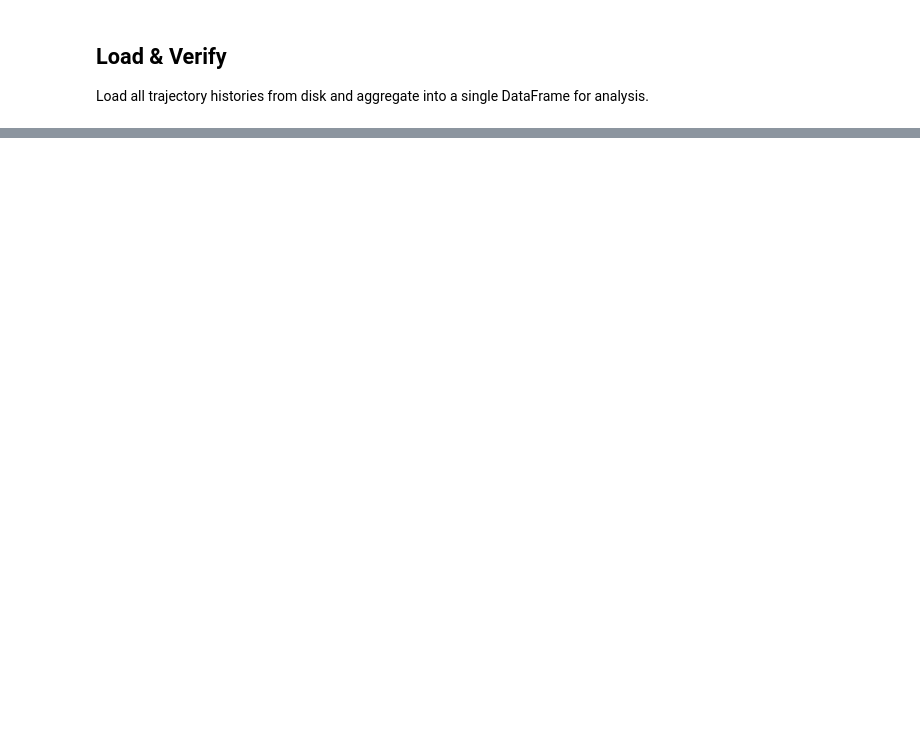
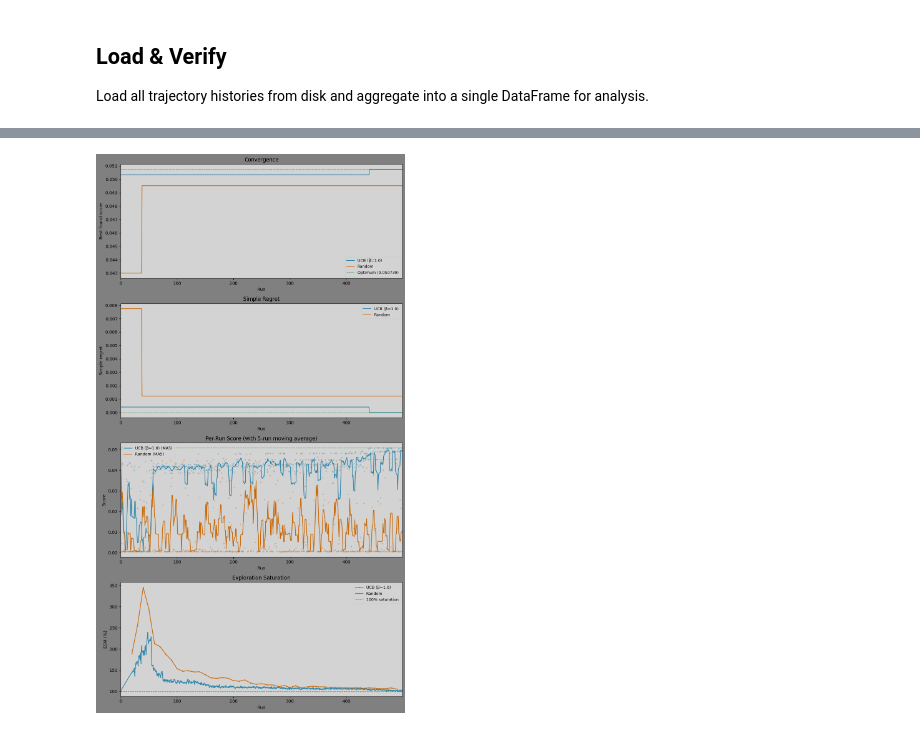
Before and after one commit to chaald/peppermint-matrix, a Jupyter notebook: notebooks/parameter_analysis/convergence_simulation.ipynb, the cells around one changed output, grey strips where cells are left out. Cells and saved outputs as stored; diff of their text form; code cells hidden in the pictures; blank space fills up the shorter version.

Commit message:
feat(simulation): move trajectory outputs to wandb/trajectories/, add ESM plot, fix probe estimator count

```diff
--- a/notebooks/parameter_analysis/convergence_simulation.ipynb
+++ b/notebooks/parameter_analysis/convergence_simulation.ipynb
@@ -338,15 +335,14 @@ def run_trajectory(
 
 Execute 5 UCB trajectories (β=1.0) and 5 random baselines across seeds 0–4. Each trajectory runs 500 simulated steps. Total runtime estimated at ~15–30 minutes CPU.
 # %%
-output_dir = "trajectories"
-n_trajectories = 5
+output_directory = "wandb/trajectories"
+n_trajectories = 1
 n_runs = 500
 probe_interval = 10
-target_list_col = "epoch/test_recall@20"
 
 print(f"Running {n_trajectories} UCB + {n_trajectories} random trajectories ({n_runs} runs each)")
 print(f"Total simulated runs: {n_trajectories * 2 * n_runs:,}")
-print(f"Output: {output_dir}/")
+print(f"Output: {output_directory}/")
 print()
 
 all_history = []
@@ -363,12 +359,11 @@ for seed in range(n_trajectories):
         n_runs=n_runs,
         beta=1.0,
         seed=seed,
-        output_dir=output_dir,
+        output_directory=output_directory,
         probe_interval=probe_interval,
         verbose=True,
     )
     all_history.append(history)
-    print()
 
 for seed in range(n_trajectories):
     history = run_trajectory(
@@ -382,12 +377,11 @@ for seed in range(n_trajectories):
         n_runs=n_runs,
         beta=1.0,
         seed=seed,
-        output_dir=output_dir,
+        output_directory=output_directory,
         probe_interval=probe_interval,
         verbose=True,
     )
     all_history.append(history)
-    print()
 
 all_trajectories = pl.concat(all_history)
 print(f"All trajectories complete. Total records: {len(all_trajectories):,}")
@@ -426,0 +450,71 @@ print(summary)
+# %%
+from matplotlib.figure import Figure
+from matplotlib.axes import Axes
+
+fig: Figure
+axes: list[Axes]
+fig, axes = plt.subplots(4, 1, figsize=(10, 18))
+
+strategies = {"ucb": "UCB (β=1.0)", "random": "Random"}
+colors = {"ucb": "#2e86ab", "random": "#ca6702"}
+global_optimum = best_score
+
+# Plot 1: Best found over runs
+ax: Axes = axes[0]
+for strategy, label in strategies.items():
+    trajectory = all_trajectories.filter(pl.col("strategy") == strategy).sort("run")
+    ax.plot(trajectory["run"], trajectory["best_found"], label=label, color=colors[strategy], linewidth=1.5)
+ax.axhline(global_optimum, color="green", linestyle="--", linewidth=1, alpha=0.7, label=f"Optimum ({global_optimum:.6f})")
+ax.set_xlabel("Run")
+ax.set_ylabel("Best found score")
+ax.set_title("Convergence")
+ax.legend(fontsize=9)
+ax.set_xlim(0, n_runs - 1)
+
+# Plot 2: Simple regret over runs
+ax = axes[1]
+for strategy, label in strategies.items():
+    trajectory = all_trajectories.filter(pl.col("strategy") == strategy).sort("run")
+    ax.plot(trajectory["run"], trajectory["simple_regret"], label=label, color=colors[strategy], linewidth=1.5)
+ax.axhline(0, color="green", linestyle="--", linewidth=1, alpha=0.7)
+ax.set_xlabel("Run")
+ax.set_ylabel("Simple regret")
+ax.set_title("Simple Regret")
+ax.legend(fontsize=9)
+ax.set_xlim(0, n_runs - 1)
+
+# Plot 3: Per-run score
+ax = axes[2]
+window = 5
+for strategy, label in strategies.items():
+    trajectory = all_trajectories.filter(pl.col("strategy") == strategy).sort("run")
+    ax.scatter(trajectory["run"], trajectory["score"], s=4, alpha=0.3, color=colors[strategy])
+    rolling_mean = trajectory.select(
+        pl.col("score").shift(0).rolling_mean(window_size=window, min_samples=1)
+    ).to_series().to_numpy()
+    ax.plot(trajectory["run"], rolling_mean, label=f"{label} (MA{window})", color=colors[strategy], linewidth=1.5)
+ax.axhline(global_optimum, color="green", linestyle="--", linewidth=1, alpha=0.7)
+ax.set_xlabel("Run")
+ax.set_ylabel("Score")
+ax.set_title(f"Per-Run Score (with {window}-run moving average)")
+ax.legend(fontsize=9)
+ax.set_xlim(0, n_runs - 1)
+
+# Plot 4: ESM over runs
+ax = axes[3]
+for strategy, label in strategies.items():
+    trajectory = all_trajectories.filter(pl.col("strategy") == strategy).sort("run")
+    esm_data = trajectory.filter(pl.col("esm").is_not_null())
+    if len(esm_data) > 0:
+        ax.plot(esm_data["run"], esm_data["esm"], label=label, color=colors[strategy], linewidth=1.5, marker=".", markersize=3)
+ax.axhline(100, color="green", linestyle="--", linewidth=1, alpha=0.7, label="100% saturation")
+ax.set_xlabel("Run")
+ax.set_ylabel("ESM (%)")
+ax.set_title("Exploration Saturation")
+ax.legend(fontsize=9)
+ax.set_xlim(0, n_runs - 1)
+
+plt.tight_layout()
+plt.show()
+# %% [output]
+[figure, added]
```
Also changed, not shown: parts of 5 cells of this notebook, 1 other file.
